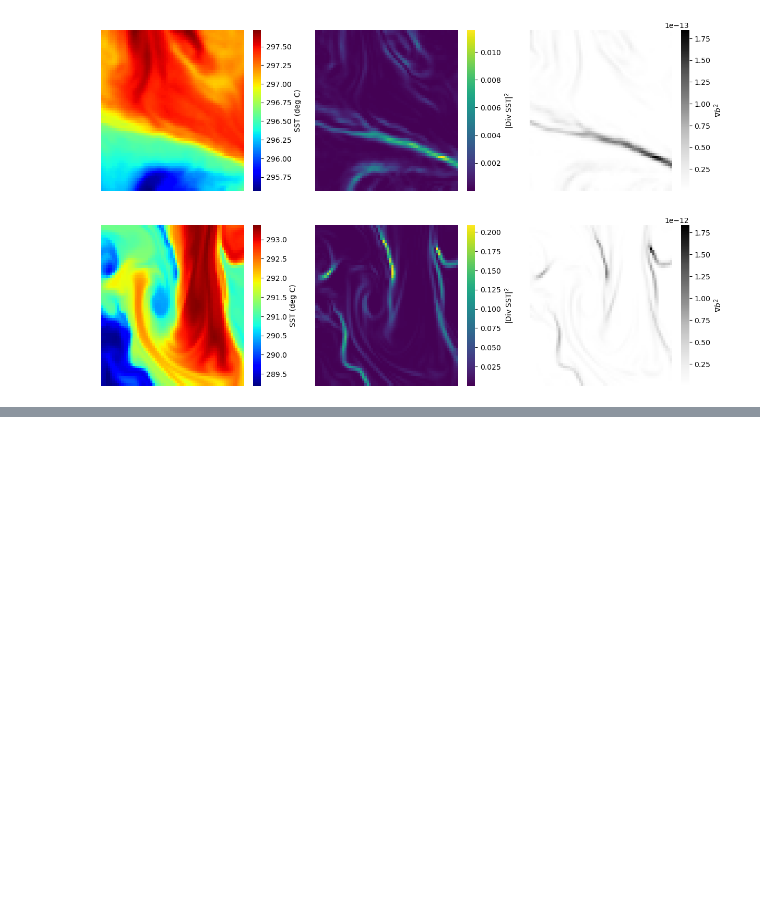
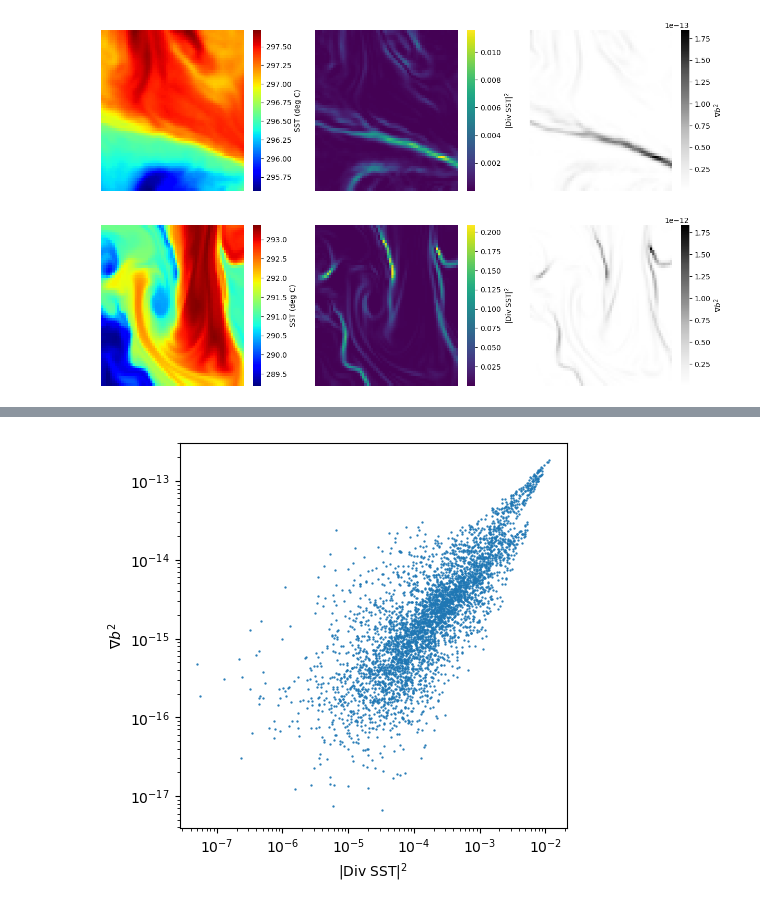
Before and after one commit to Sea-Meets-the-Stars/fronts, a Jupyter notebook: nb/Exploring_SST.ipynb, the cells around one changed output, grey strips where cells are left out. Cells and saved outputs as stored; diff of their text form; code cells hidden in the pictures; blank space fills up the shorter version.

```diff
--- a/nb/Exploring_SST.ipynb
+++ b/nb/Exploring_SST.ipynb
@@ -63,0 +93,4 @@ plot_example(idx)
+# %%
+scatter_me(500)#, xmnx=(1e-9, None))
+# %% [output]
+[figure, added]
```
Also changed, not shown: parts of 6 cells of this notebook.
